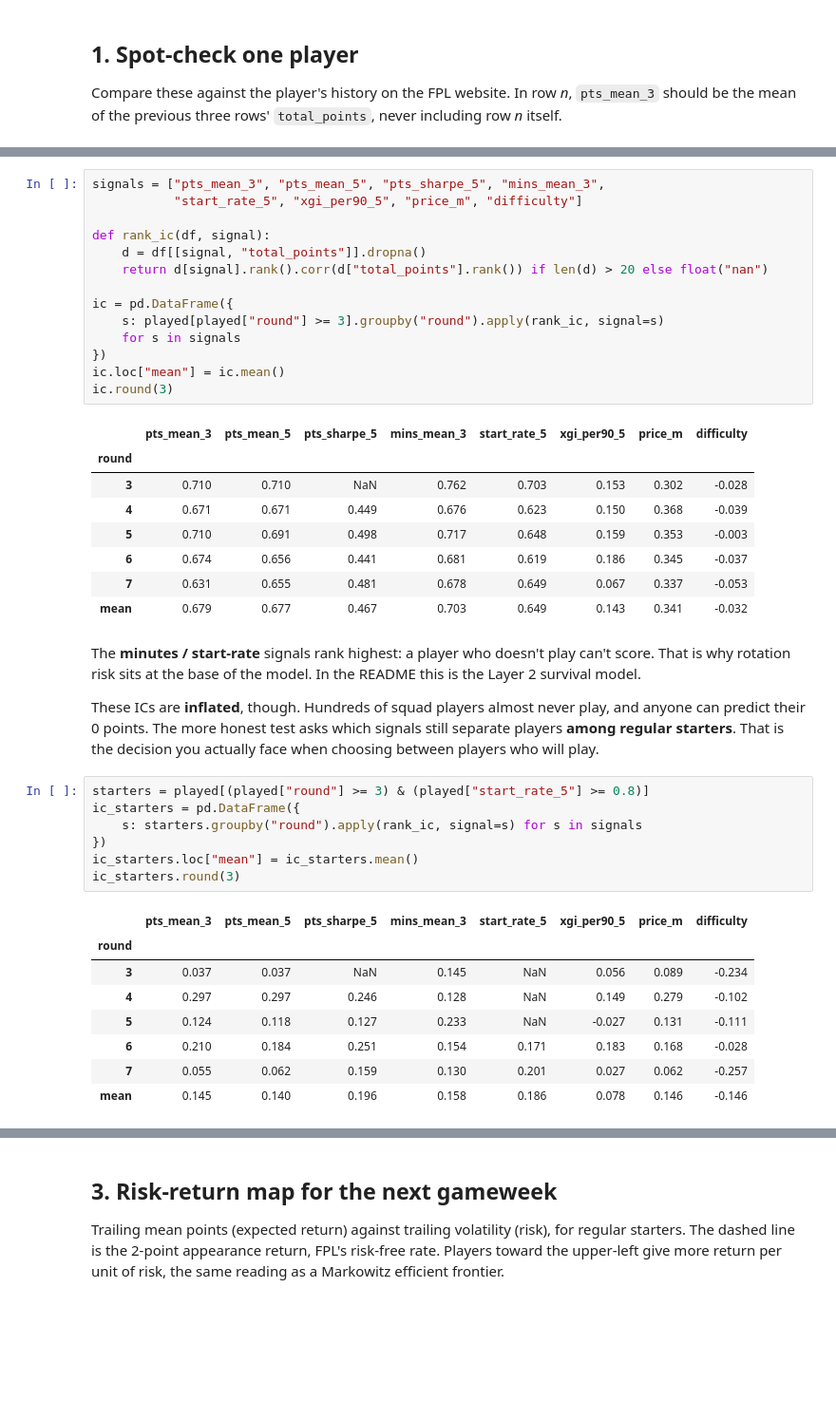
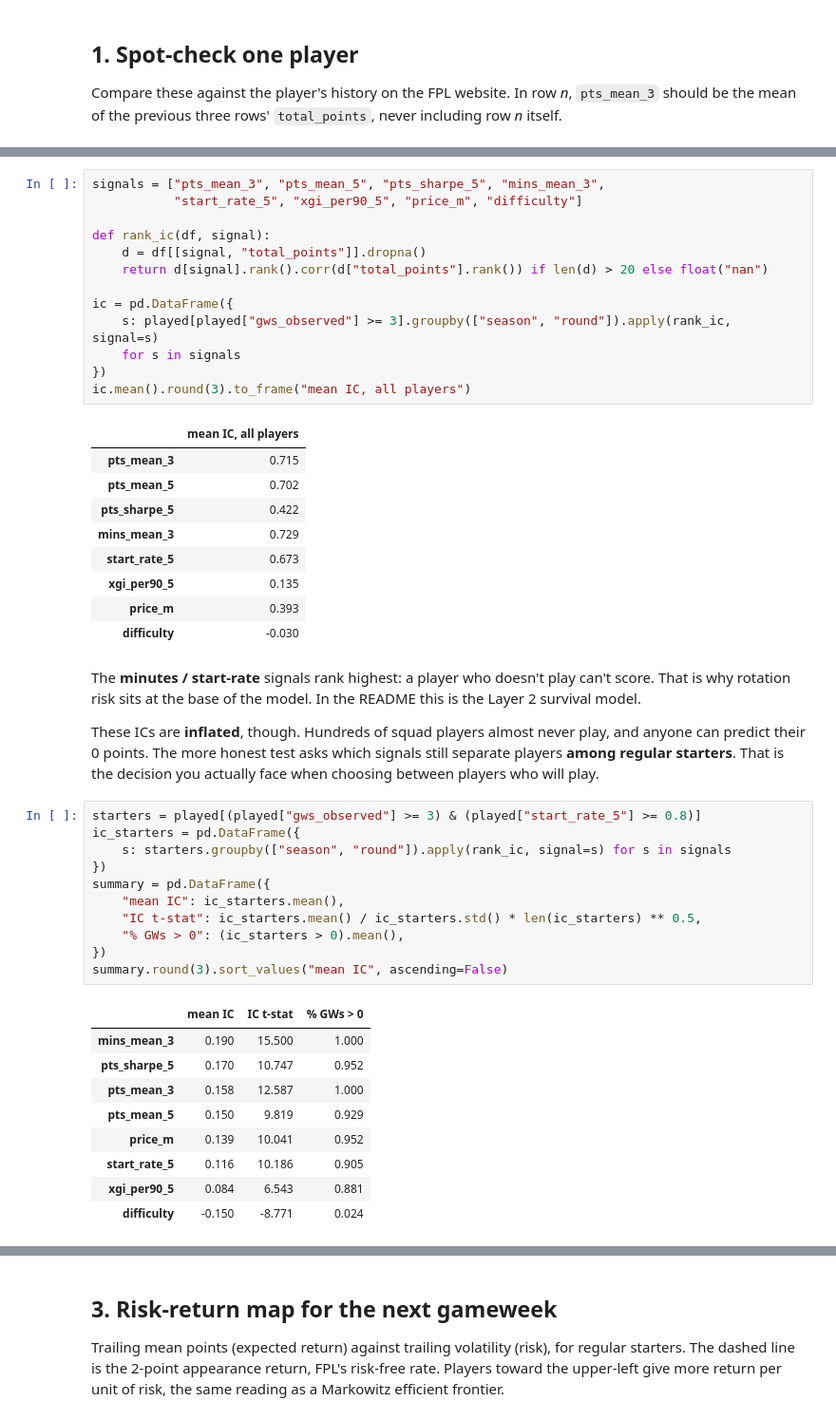
Before and after one commit to chayapolk22/FantasyEPL, a Jupyter notebook: notebooks/02_player_panel_checks.ipynb, the cells around one changed output, grey strips where cells are left out. Shown at 95% size. Cells and saved outputs as stored; diff of their text form; blank space fills up the shorter version.

```diff
--- a/notebooks/02_player_panel_checks.ipynb
+++ b/notebooks/02_player_panel_checks.ipynb
@@ -49,20 +56,20 @@ def rank_ic(df, signal):
     return d[signal].rank().corr(d["total_points"].rank()) if len(d) > 20 else float("nan")
 
 ic = pd.DataFrame({
-    s: played[played["round"] >= 3].groupby("round").apply(rank_ic, signal=s)
+    s: played[played["gws_observed"] >= 3].groupby(["season", "round"]).apply(rank_ic, signal=s)
     for s in signals
 })
-ic.loc["mean"] = ic.mean()
-ic.round(3)
+ic.mean().round(3).to_frame("mean IC, all players")
 # %% [output]
-|  | pts_mean_3 | pts_mean_5 | pts_sharpe_5 | mins_mean_3 | start_rate_5 | xgi_per90_5 | price_m | difficulty |
-| round |  |  |  |  |  |  |  |  |
-| 3 | 0.710 | 0.710 | NaN | 0.762 | 0.703 | 0.153 | 0.302 | -0.028 |
-| 4 | 0.671 | 0.671 | 0.449 | 0.676 | 0.623 | 0.150 | 0.368 | -0.039 |
-| 5 | 0.710 | 0.691 | 0.498 | 0.717 | 0.648 | 0.159 | 0.353 | -0.003 |
-| 6 | 0.674 | 0.656 | 0.441 | 0.681 | 0.619 | 0.186 | 0.345 | -0.037 |
-| 7 | 0.631 | 0.655 | 0.481 | 0.678 | 0.649 | 0.067 | 0.337 | -0.053 |
-| mean | 0.679 | 0.677 | 0.467 | 0.703 | 0.649 | 0.143 | 0.341 | -0.032 |
+|  | mean IC, all players |
+| pts_mean_3 | 0.715 |
+| pts_mean_5 | 0.702 |
+| pts_sharpe_5 | 0.422 |
+| mins_mean_3 | 0.729 |
+| start_rate_5 | 0.673 |
+| xgi_per90_5 | 0.135 |
+| price_m | 0.393 |
+| difficulty | -0.030 |
 # %% [markdown]
 The **minutes / start-rate** signals rank highest: a player who doesn't play can't score.
 That is why rotation risk sits at the base of the model. In the README this is the Layer 2 survival model.
@@ -70,18 +77,23 @@ That is why rotation risk sits at the base of the model. In the README this is t
 These ICs are **inflated**, though. Hundreds of squad players almost never play, and anyone can predict their 0 points.
 The more honest test asks which signals still separate players **among regular starters**. That is the decision you actually face when choosing between players who will play.
 # %%
-starters = played[(played["round"] >= 3) & (played["start_rate_5"] >= 0.8)]
+starters = played[(played["gws_observed"] >= 3) & (played["start_rate_5"] >= 0.8)]
 ic_starters = pd.DataFrame({
-    s: starters.groupby("round").apply(rank_ic, signal=s) for s in signals
+    s: starters.groupby(["season", "round"]).apply(rank_ic, signal=s) for s in signals
 })
-ic_starters.loc["mean"] = ic_starters.mean()
-ic_starters.round(3)
+summary = pd.DataFrame({
+    "mean IC": ic_starters.mean(),
+    "IC t-stat": ic_starters.mean() / ic_starters.std() * len(ic_starters) ** 0.5,
+    "% GWs > 0": (ic_starters > 0).mean(),
+})
+summary.round(3).sort_values("mean IC", ascending=False)
 # %% [output]
-|  | pts_mean_3 | pts_mean_5 | pts_sharpe_5 | mins_mean_3 | start_rate_5 | xgi_per90_5 | price_m | difficulty |
-| round |  |  |  |  |  |  |  |  |
-| 3 | 0.037 | 0.037 | NaN | 0.145 | NaN | 0.056 | 0.089 | -0.234 |
-| 4 | 0.297 | 0.297 | 0.246 | 0.128 | NaN | 0.149 | 0.279 | -0.102 |
-| 5 | 0.124 | 0.118 | 0.127 | 0.233 | NaN | -0.027 | 0.131 | -0.111 |
-| 6 | 0.210 | 0.184 | 0.251 | 0.154 | 0.171 | 0.183 | 0.168 | -0.028 |
-| 7 | 0.055 | 0.062 | 0.159 | 0.130 | 0.201 | 0.027 | 0.062 | -0.257 |
-| mean | 0.145 | 0.140 | 0.196 | 0.158 | 0.186 | 0.078 | 0.146 | -0.146 |
+|  | mean IC | IC t-stat | % GWs > 0 |
+| mins_mean_3 | 0.190 | 15.500 | 1.000 |
+| pts_sharpe_5 | 0.170 | 10.747 | 0.952 |
+| pts_mean_3 | 0.158 | 12.587 | 1.000 |
+| pts_mean_5 | 0.150 | 9.819 | 0.929 |
+| price_m | 0.139 | 10.041 | 0.952 |
+| start_rate_5 | 0.116 | 10.186 | 0.905 |
+| xgi_per90_5 | 0.084 | 6.543 | 0.881 |
+| difficulty | -0.150 | -8.771 | 0.024 |
```
Also changed, not shown: parts of 8 cells of this notebook, 4 other files.
